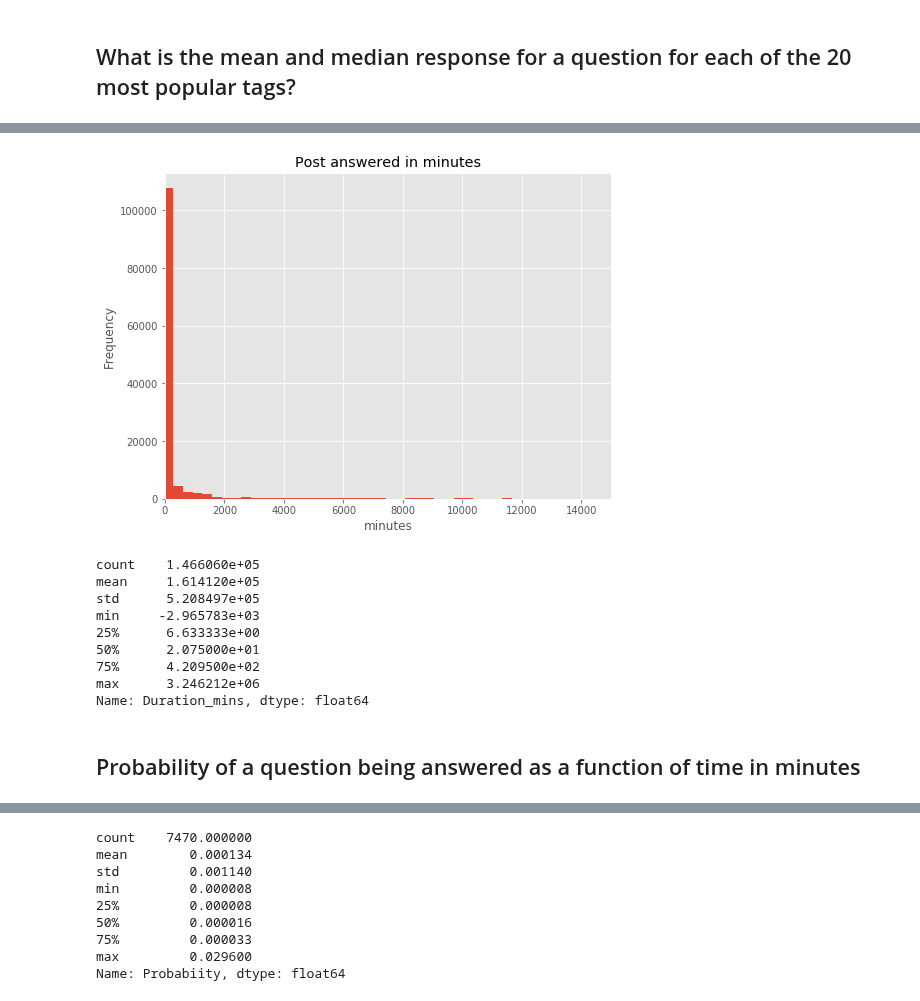
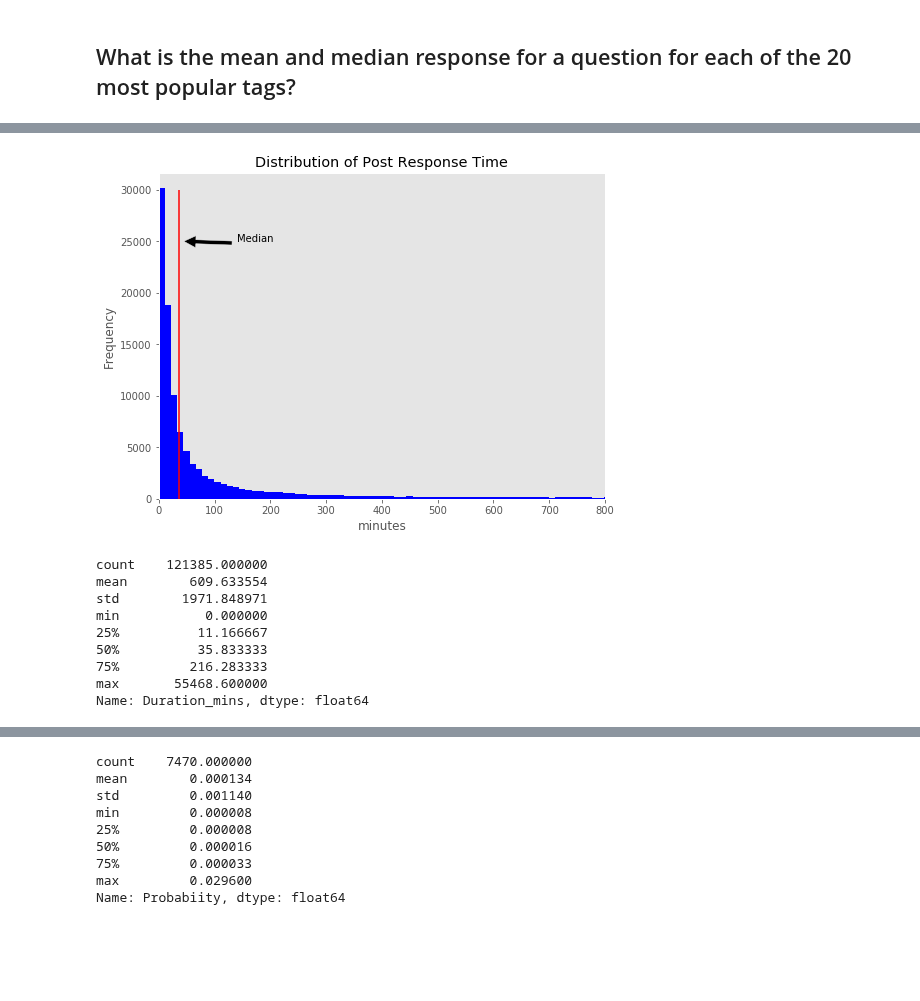
Before and after one commit to MaksimDan/160-Stackoverflow, a Jupyter notebook: source/eda/EDA-master.ipynb, the cells around one changed output, grey strips where cells are left out. Drawn from its saved outputs; the diff is of its cells as text; code cells hidden in the pictures; blank space fills up the shorter version.

```diff
--- a/source/eda/EDA-master.ipynb
+++ b/source/eda/EDA-master.ipynb
@@ -75,7 +75,7 @@ True
 # %% [markdown]
 ## Load Data
 # %%
-Posts = pd.read_csv('../../../160-Stackoverflow-Data/train_test/raw_query/Posts.csv', \
+Posts = pd.read_csv('/Users/esmondchu/Dropbox/UC_Davis/STAT/STA160Spring18/160-Stackoverflow-Data/300000_rows/Posts.csv', \
                     dtype = {'LastEditorDisplayName': str, 'Tags': str})
 Comments = pd.read_csv('../../../160-Stackoverflow-Data/train_test/raw_query/Comments.csv')
 Votes = pd.read_csv('../../../160-Stackoverflow-Data/train_test/raw_query/Votes.csv')
@@ -121,7 +121,7 @@ df_answers.CreationDate = df_answers.CreationDate.str[:-4]
 # %%
 unix_ans = [date_ts(i) for i in df_answers.CreationDate]
 # %%
-df_answers_time = pd.DataFrame({'ParentID':df_answers.ParentId, 'Cr_time':unix_ans})
+df_answers_time = pd.DataFrame({'ParentID':df_answers.ParentID, 'Cr_time':unix_ans})
 # %%
 df_list = df_answers_time.groupby(df_answers_time.ParentID)
 # %%
@@ -360,24 +338,24 @@ df_compare
 # %%
 #Histogram
-df_compare.Duration_mins.plot(kind = 'hist', bins=10000, figsize=(8,6))
-plt.xlim(0,15000)
+df_compare.Duration_mins.plot(kind = 'hist', bins=5000, figsize=(8,6), color = 'Blue')
+plt.xlim(0,800)
+plt.vlines(df_compare.Duration_mins.median(), 0, 30000, color = 'Red')
+plt.annotate('Median', xy=(40, 25000), xytext=(140, 25000), arrowprops=dict(facecolor='black', shrink=0.05))
 plt.xlabel('minutes')
-plt.title('Post answered in minutes')
-#plt.grid()
-plt.show()
+plt.ylabel('Frequency')
+plt.title('Distribution of Post Response Time')
+plt.grid()
 # %% [output]
-[figure, old version]
+[figure, new version]
 # %%
 df_compare.Duration_mins.describe()
 # %% [output]
-count    1.466060e+05
-mean     1.614120e+05
-std      5.208497e+05
-min     -2.965783e+03
-25%      6.633333e+00
-50%      2.075000e+01
-75%      4.209500e+02
-max      3.246212e+06
+count    121385.000000
+mean        609.633554
+std        1971.848971
+min           0.000000
+25%          11.166667
+50%          35.833333
+75%         216.283333
+max       55468.600000
 Name: Duration_mins, dtype: float64
-# %% [markdown]
-## Probability of a question being answered as a function of time in minutes
```
Also changed, not shown: parts of 31 cells of this notebook, 2 other files.
